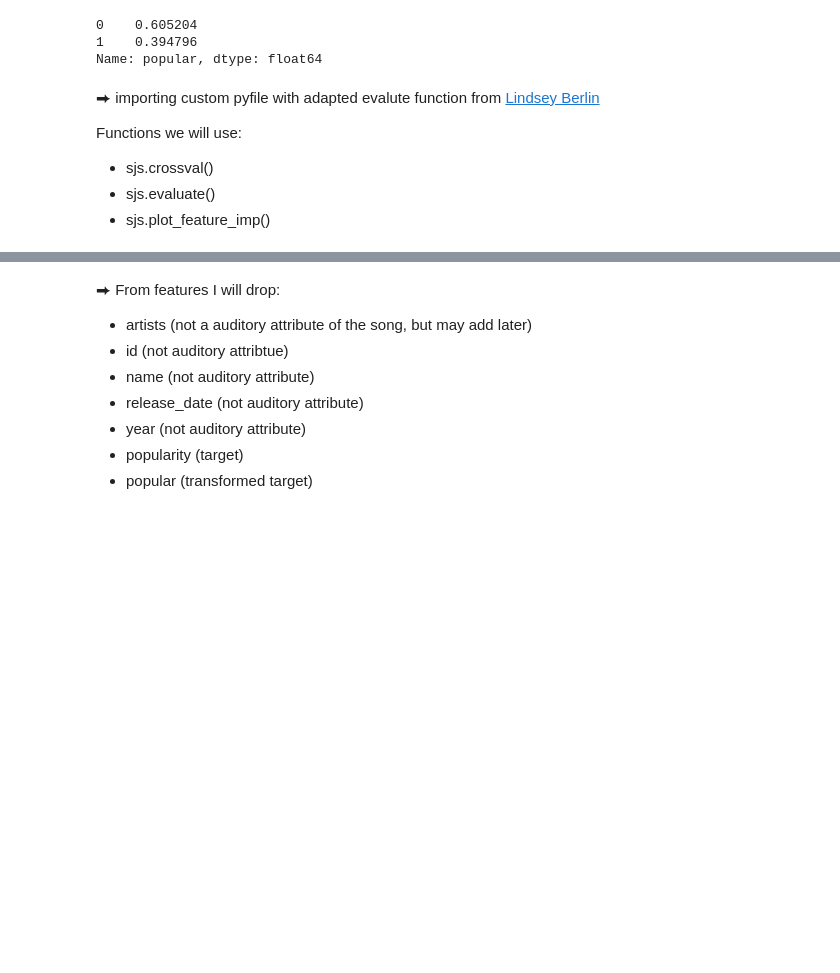
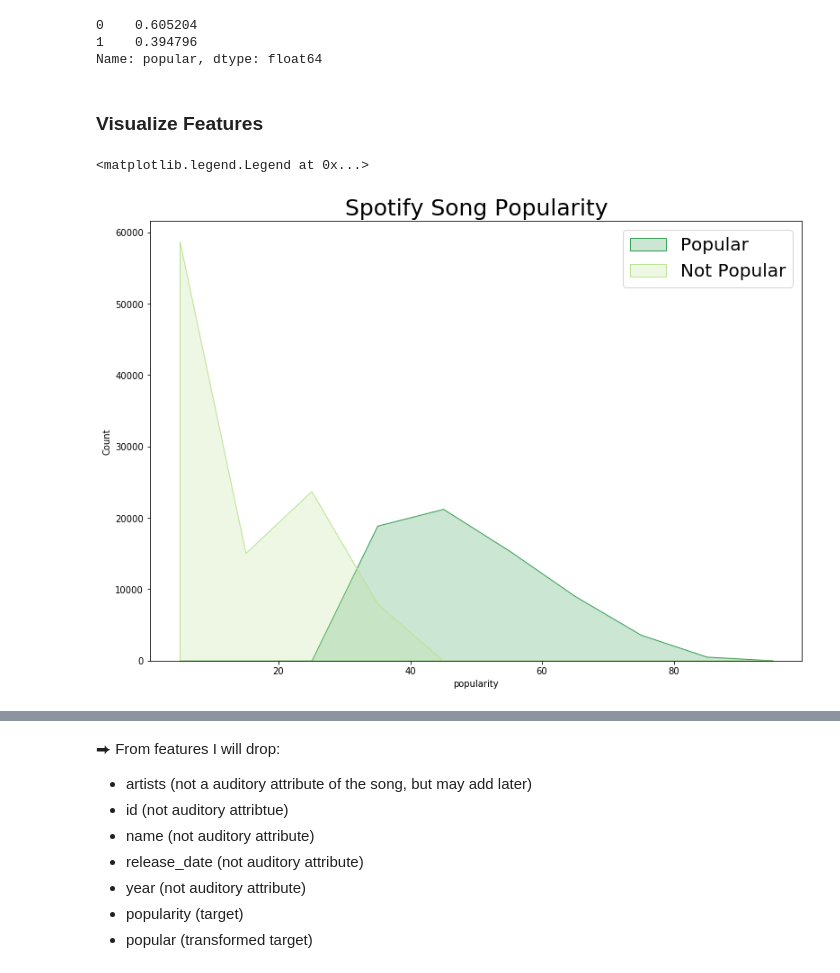
Before and after one commit to shawnjohnsamuel/spotify-popularity-prediction, a Jupyter notebook: project-notebook.ipynb, the cells around one changed output, grey strips where cells are left out. Saved outputs shown, nothing was run; the diff lists cells and outputs as text; code cells hidden in the pictures; blank space fills up the shorter version.

Commit message:
final project images rendered and notebook completed

```diff
--- a/project-notebook.ipynb
+++ b/project-notebook.ipynb
@@ -177,6 +192,8 @@ df['popular'].value_counts(normalize=True)
 Name: popular, dtype: float64
 # %%
 #without a model, if I guessed every song was popular - I would be correct 39.48% of the time
+# %% [markdown]
+### Visualize Features
 # %%
 features = ['acousticness', 'danceability', 'duration_ms',
             'energy', 'explicit', 'instrumentalness', 'key', 'liveness',
@@ -186,7 +200,0 @@ features = ['acousticness', 'danceability', 'duration_ms',
-# %% [markdown]
-⮕ importing custom pyfile with adapted evalute function from [Lindsey Berlin](https://github.com/lindseyberlin)
-
-Functions we will use:
-- sjs.crossval()
-- sjs.evaluate()
-- sjs.plot_feature_imp()
@@ -194,0 +201,8 @@ import sjs_utilities as sjs
+# %%
+plt.subplots(figsize=(13,9))
+sns.histplot(data=df, x='popularity', hue = 'popular', bins = 10, element='poly', palette = 'YlGn')#{0:'k', 1:'y'}
+plt.title(label="Spotify Song Popularity", fontsize=25)
+plt.legend(labels=['Popular', 'Not Popular'], loc=1, prop={'size': 20})
+# %% [output]
+<matplotlib.legend.Legend at 0x...>
+[figure, added]
```
Also changed, not shown: parts of 46 cells of this notebook.
